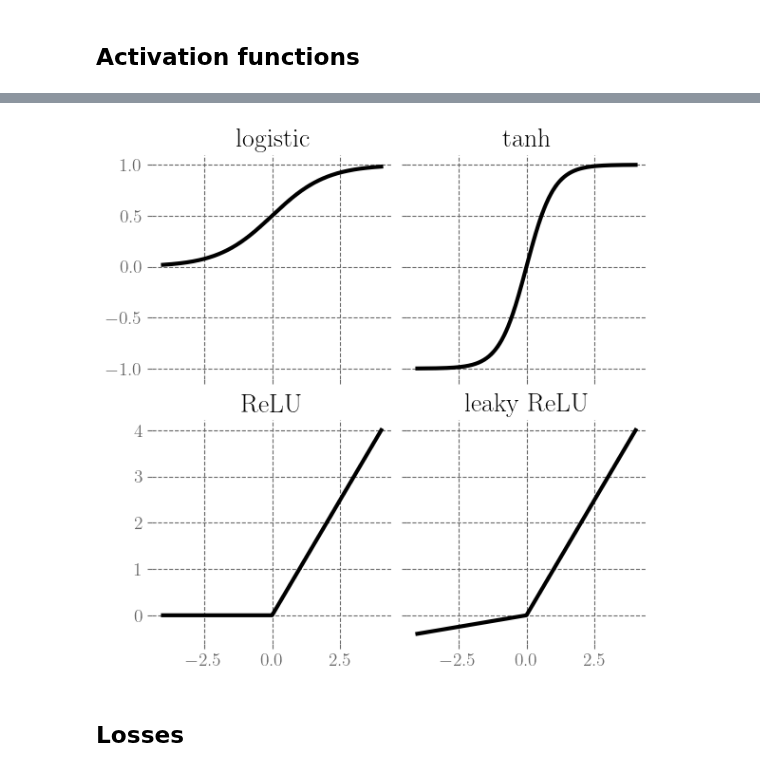
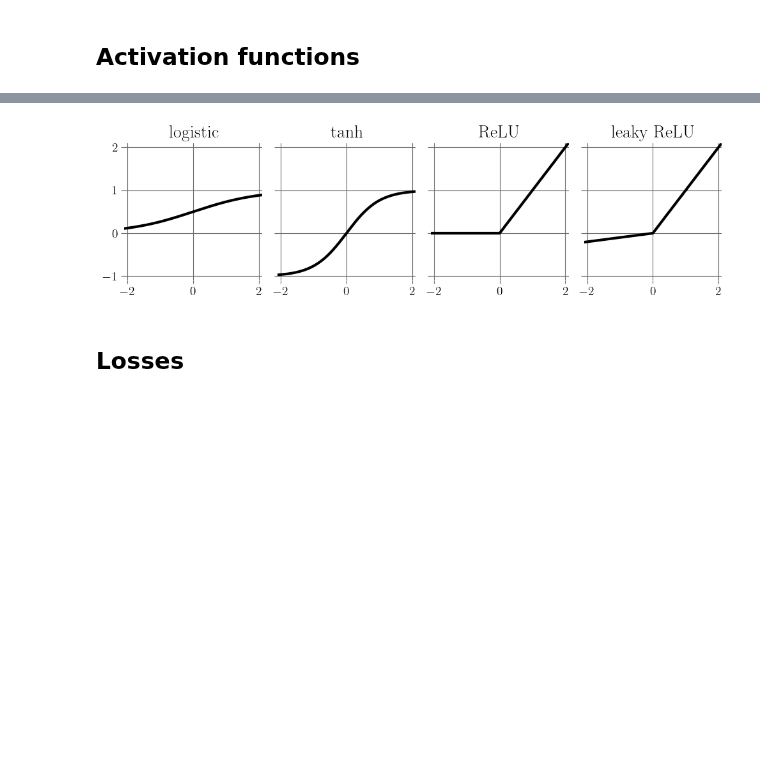
Before and after one commit to henningbruhn/math_of_ml_course, a Jupyter notebook: pics_in_notes/function_plots.ipynb, the cells around one changed output, grey strips where cells are left out. Drawn from its saved outputs; the diff is of its cells as text; code cells hidden in the pictures; blank space fills up the shorter version.

```diff
--- a/pics_in_notes/function_plots.ipynb
+++ b/pics_in_notes/function_plots.ipynb
@@ -90,19 +90,23 @@ Text(0.5, 1.0, 'leaky ReLU')
 # %%
 #plt.style.use("lecture.mplstyle")
-_,axs=plt.subplots(2,2,figsize=(6,6),sharex=True,sharey="row")
+#_,axs=plt.subplots(2,2,figsize=(6,6),sharex=True,sharey="row")
+_,axs=plt.subplots(1,4,figsize=(10,3),sharex=True,sharey="row")
+axs=axs.flat
 x=np.linspace(-4,4,num=1000)
-axs[0,0].plot(x,logis(x),"k-")
-axs[0,0].set_title("logistic")
-axs[0,1].plot(x,np.tanh(x),"k-")
-axs[0,1].set_title("tanh")
-axs[1,0].plot(x,leaky(x,alpha=0),"k-")
-axs[1,0].set_title("ReLU")
-axs[1,1].plot(x,leaky(x),"k-")
-axs[1,1].set_title("leaky ReLU")
+axs[0].plot(x,logis(x),"k-")
+axs[0].set_title("logistic")
+axs[0].set_ylim(-1.1,2.1)
+axs[0].set_xlim(-2.1,2.1)
+axs[1].plot(x,np.tanh(x),"k-")
+axs[1].set_title("tanh")
+axs[2].plot(x,leaky(x,alpha=0),"k-")
+axs[2].set_title("ReLU")
+axs[3].plot(x,leaky(x),"k-")
+axs[3].set_title("leaky ReLU")
 plt.tight_layout()
 plt.savefig("activations.png",dpi=300)
 # %% [output]
-[figure, old version]
+[figure, new version]
 # %% [markdown]
 ## Losses
 # %%
```
Also changed, not shown: parts of 12 cells of this notebook, 14 other files.
